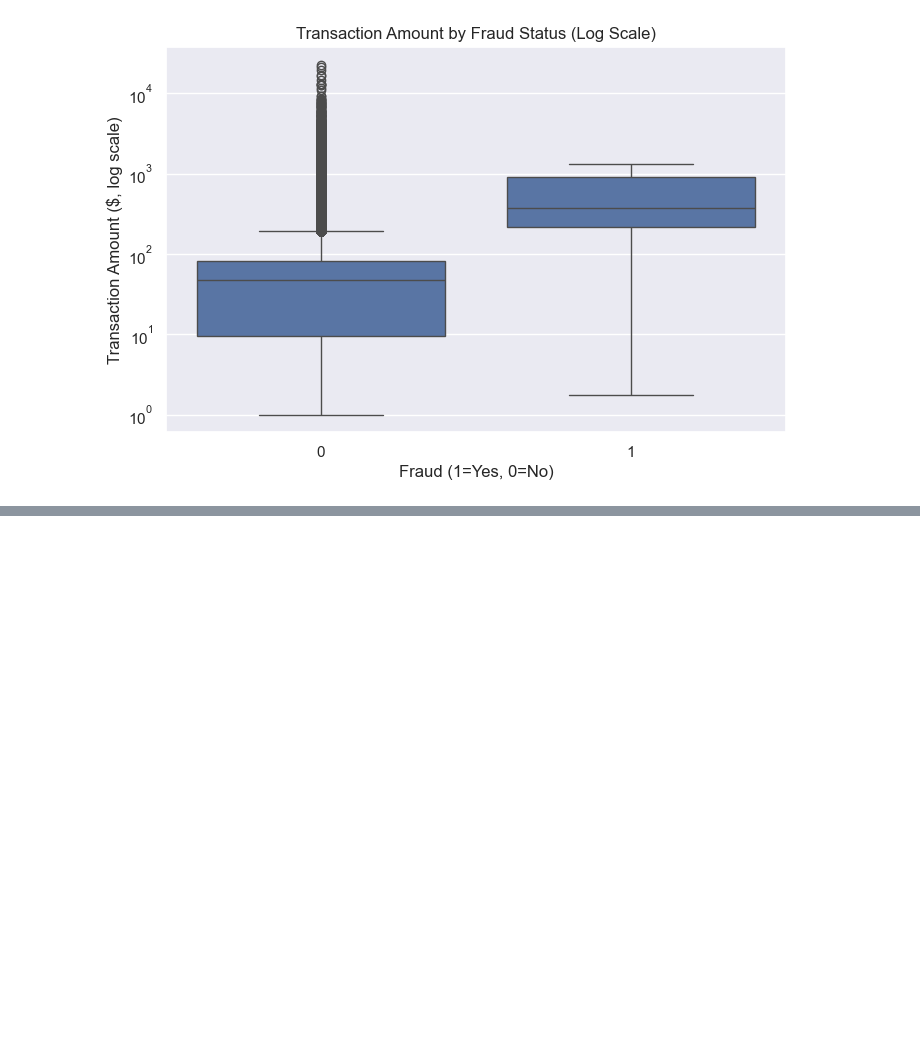
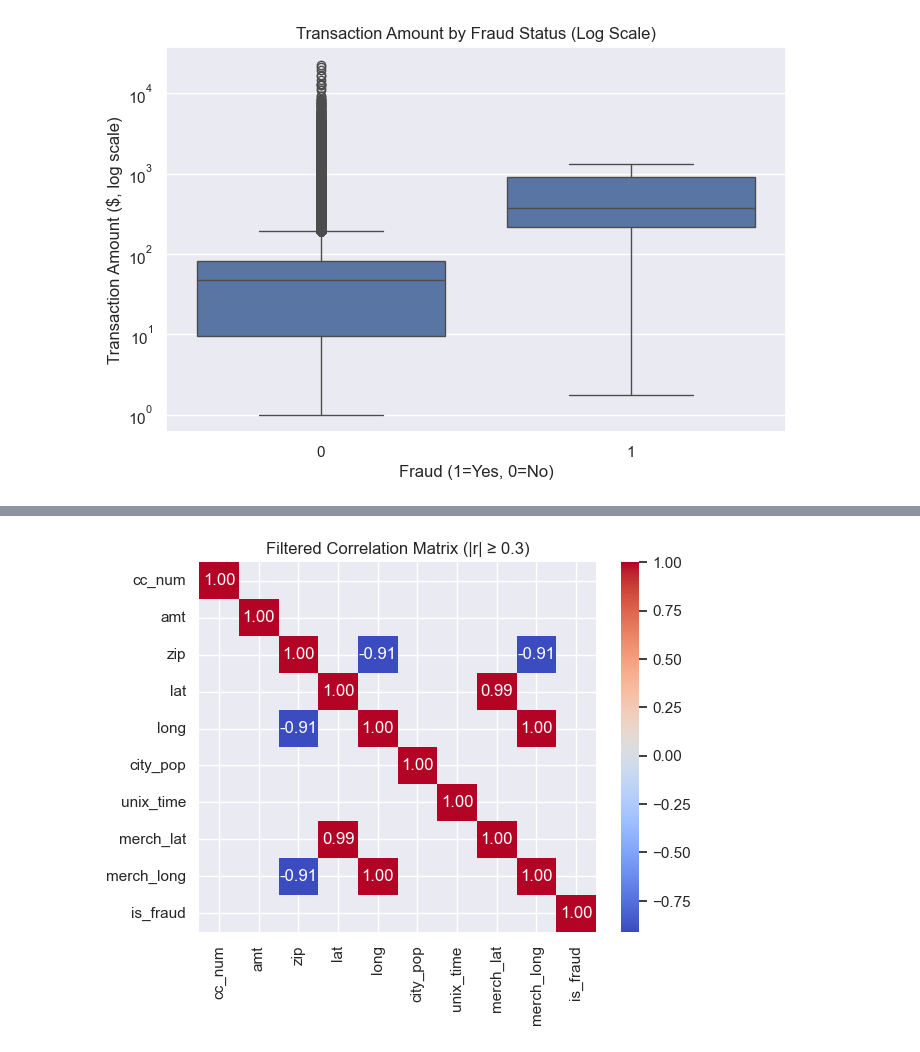
Before and after one commit to diananelly/DataScience, a Jupyter notebook: CardFraudDetection.ipynb, the cells around one changed output, grey strips where cells are left out. Drawn from its saved outputs; the diff is of its cells as text; code cells hidden in the pictures; blank space fills up the shorter version.

```diff
--- a/CardFraudDetection.ipynb
+++ b/CardFraudDetection.ipynb
@@ -118,0 +142,7 @@ plt.show()
+# %%
+high_corr = corr_matrix[(corr_matrix >= 0.3) | (corr_matrix <= -0.3)]
+sns.heatmap(high_corr, annot=True, cmap='coolwarm', fmt='.2f')
+plt.title('Filtered Correlation Matrix (|r| ≥ 0.3)')
+plt.show()
+# %% [output]
+[figure, added]
```
Also changed, not shown: parts of 8 cells of this notebook.
